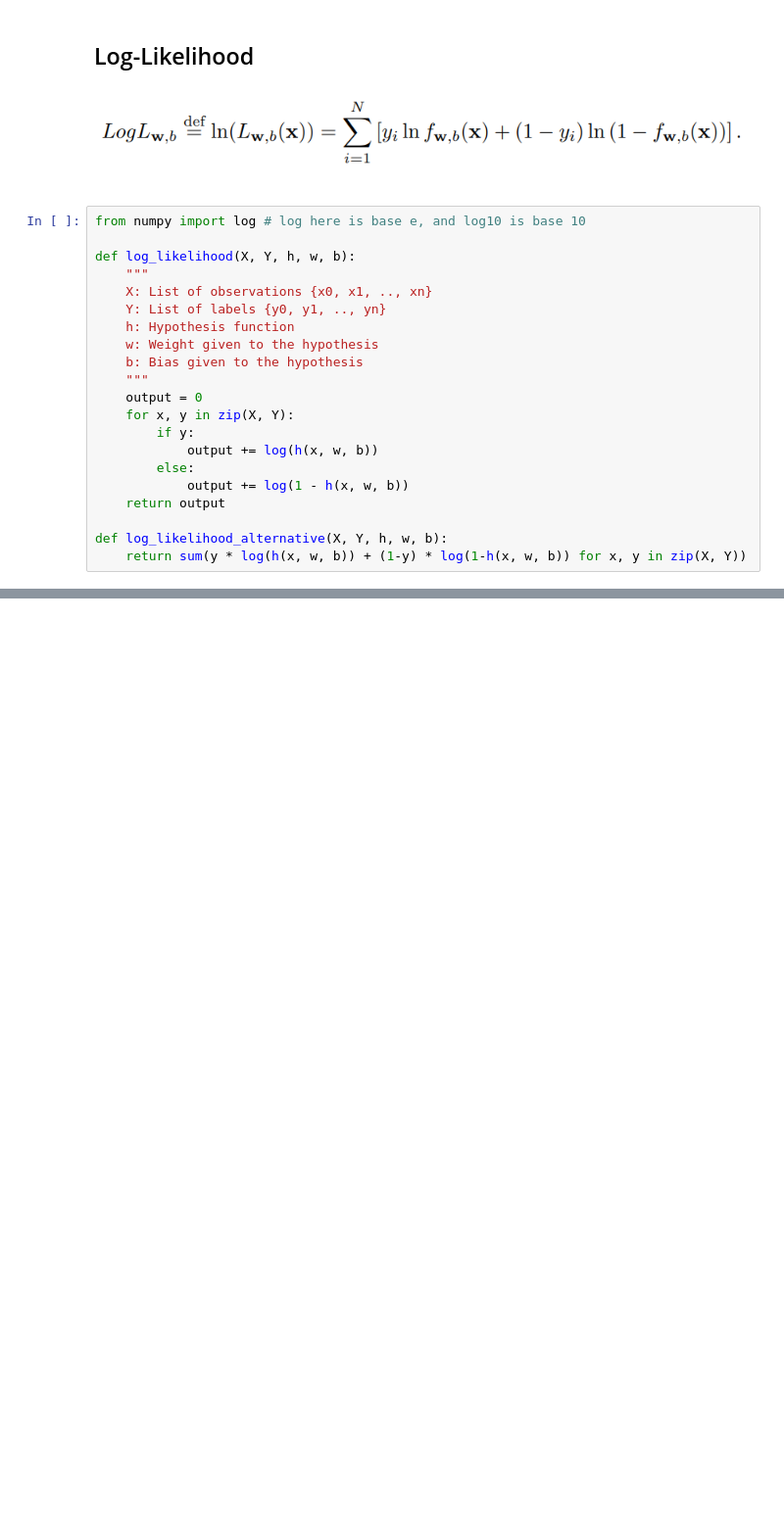
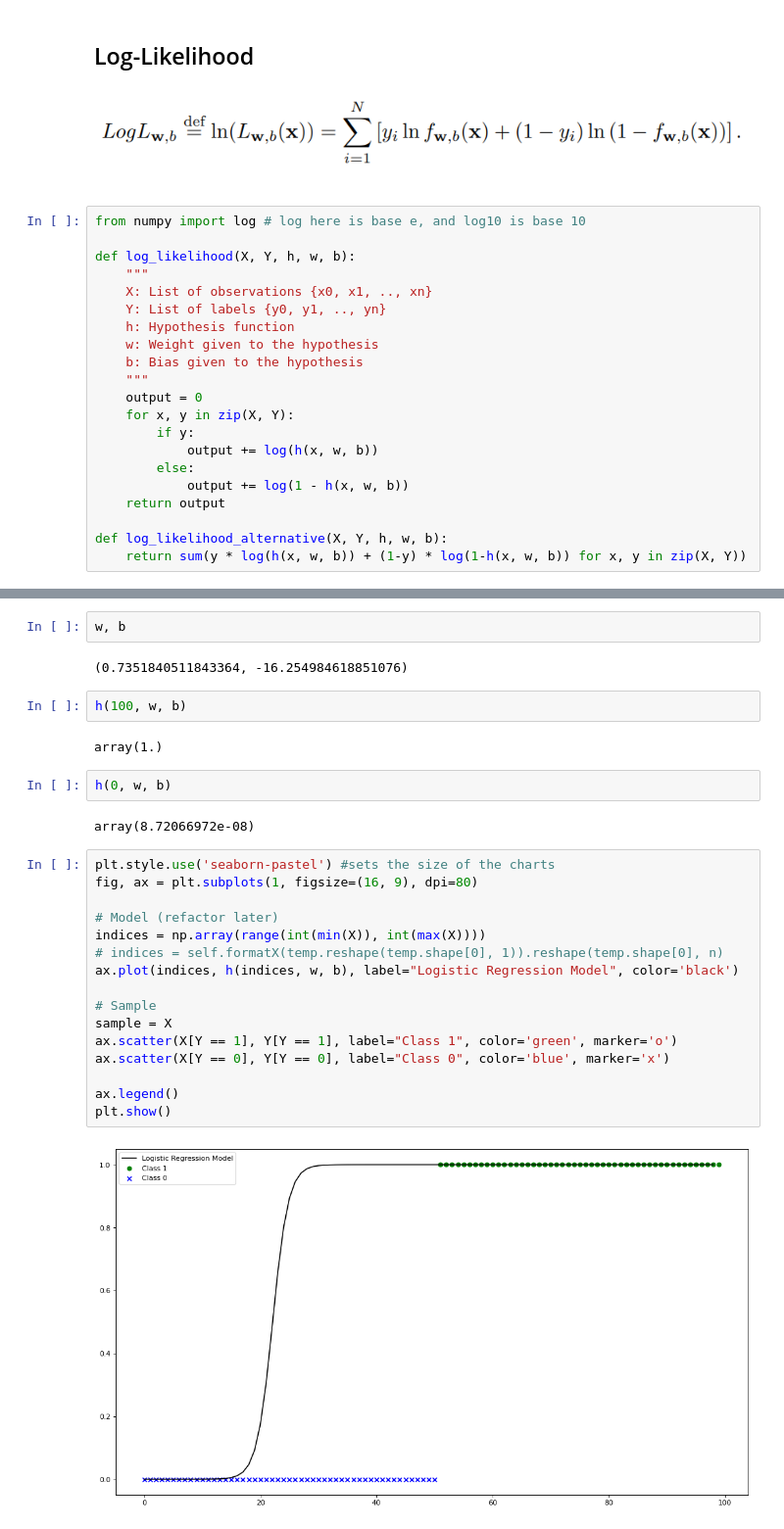
Before and after one commit to Hawzen/Experiments, a Jupyter notebook: Polynomial + Logisitic Regression/Logistic Regression Presentation.ipynb, the cells around one changed output, grey strips where cells are left out. Shown at 98% size. Drawn from its saved outputs; the diff is of its cells as text; blank space fills up the shorter version.

```diff
--- a/Polynomial + Logisitic Regression/Logistic Regression Presentation.ipynb
+++ b/Polynomial + Logisitic Regression/Logistic Regression Presentation.ipynb
@@ -165,0 +105,30 @@ class LogisticRegressor:
+# %%
+w, b
+# %% [output]
+(0.7351840511843364, -16.254984618851076)
+# %%
+h(100, w, b)
+# %% [output]
+array(1.)
+# %%
+h(0, w, b)
+# %% [output]
+array(8.72066972e-08)
+# %%
+plt.style.use('seaborn-pastel') #sets the size of the charts
+fig, ax = plt.subplots(1, figsize=(16, 9), dpi=80)
+
+# Model (refactor later)
+indices = np.array(range(int(min(X)), int(max(X))))
+# indices = self.formatX(temp.reshape(temp.shape[0], 1)).reshape(temp.shape[0], n)
+ax.plot(indices, h(indices, w, b), label="Logistic Regression Model", color='black')
+
+# Sample
+sample = X
+ax.scatter(X[Y == 1], Y[Y == 1], label="Class 1", color='green', marker='o')
+ax.scatter(X[Y == 0], Y[Y == 0], label="Class 0", color='blue', marker='x')
+
+ax.legend()
+plt.show()
+# %% [output]
+[figure, added]
```
Also changed, not shown: parts of 7 cells of this notebook.
